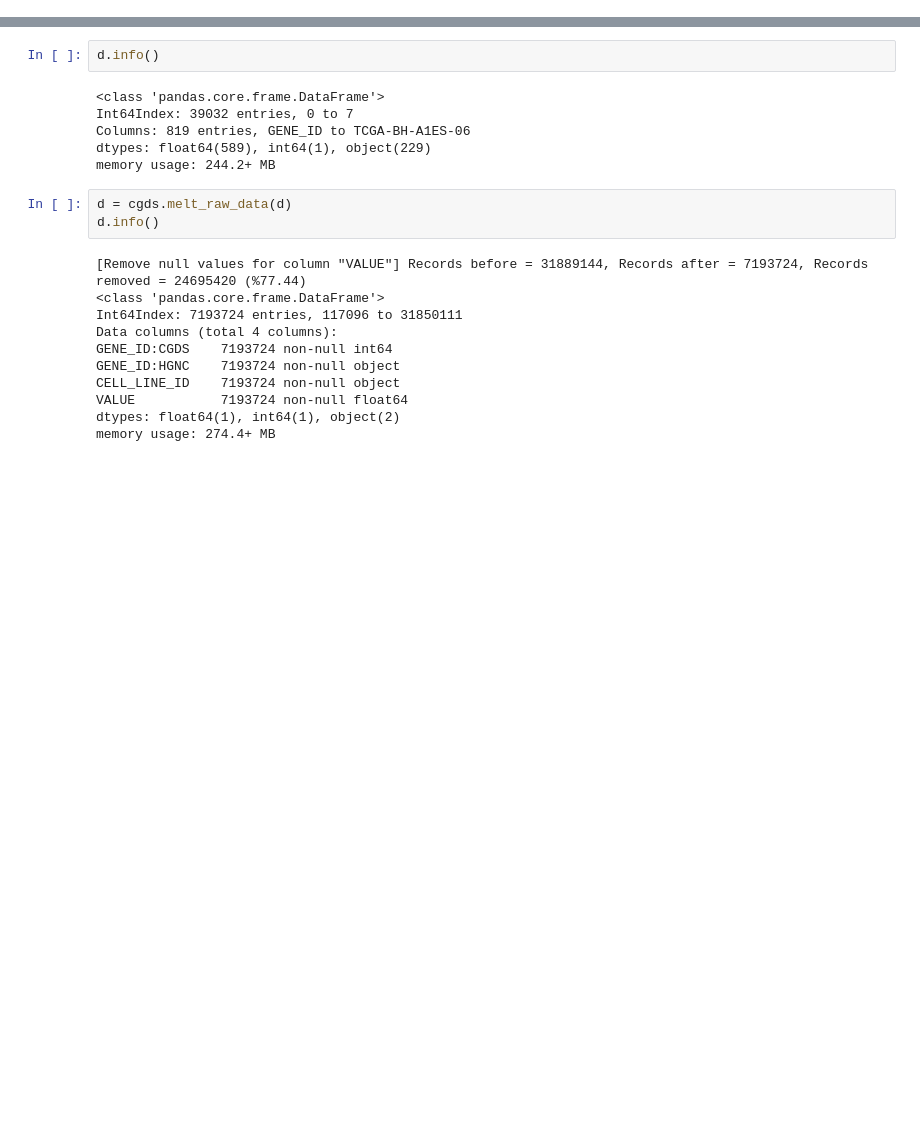
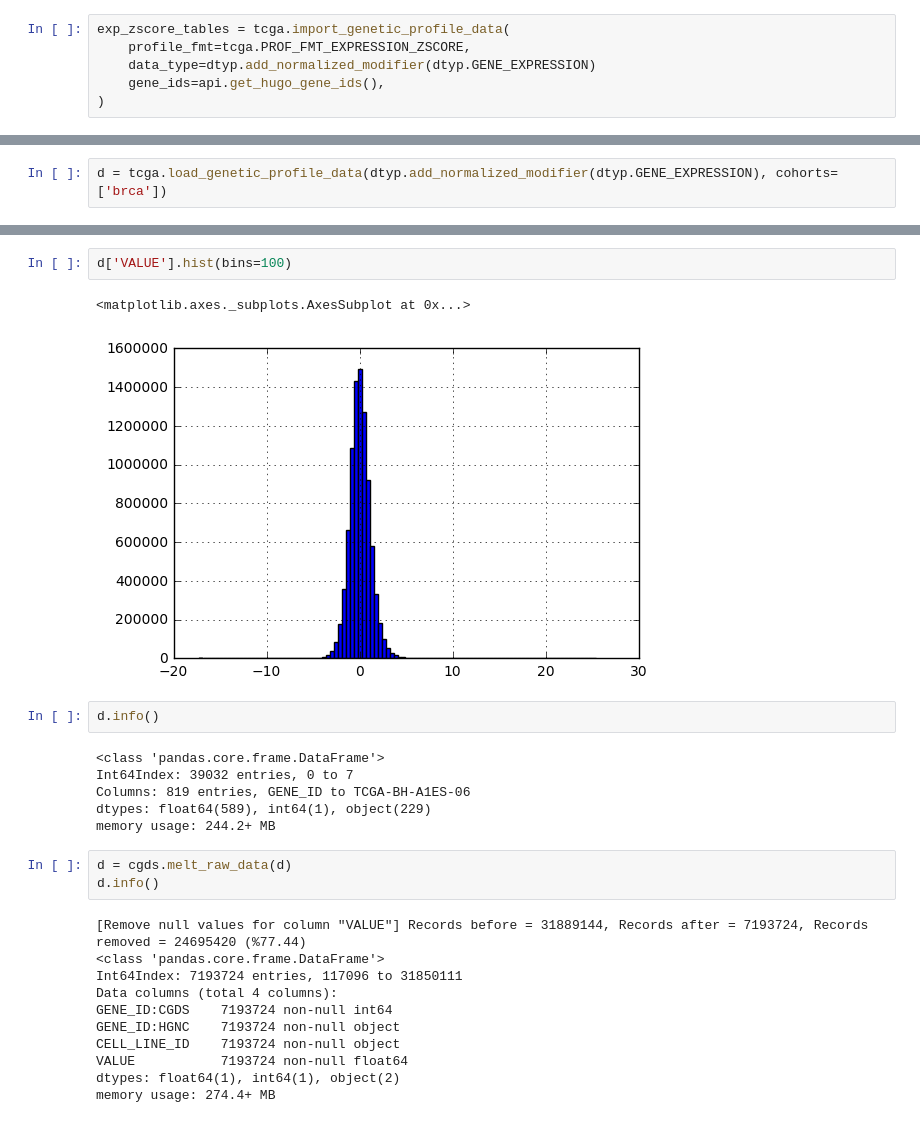
Before and after one commit to eric-czech/mgds, a Jupyter notebook: python/notebook/data_aggregation/import/tcga/v1/gene-expression.ipynb, the cells around one changed output, grey strips where cells are left out. Saved outputs shown, nothing was run; the diff lists cells and outputs as text; blank space fills up the shorter version.

```diff
--- a/python/notebook/data_aggregation/import/tcga/v1/gene-expression.ipynb
+++ b/python/notebook/data_aggregation/import/tcga/v1/gene-expression.ipynb
@@ -31,0 +53,6 @@ d = db.cache_raw_operation(op, src.TCGA_BREAST_v1, 'gene-expression')
+# %%
+exp_zscore_tables = tcga.import_genetic_profile_data(
+    profile_fmt=tcga.PROF_FMT_EXPRESSION_ZSCORE,
+    data_type=dtyp.add_normalized_modifier(dtyp.GENE_EXPRESSION)
+    gene_ids=api.get_hugo_gene_ids(),
+)
@@ -31,0 +104,2 @@ d = db.cache_raw_operation(op, src.TCGA_BREAST_v1, 'gene-expression')
+# %%
+d = tcga.load_genetic_profile_data(dtyp.add_normalized_modifier(dtyp.GENE_EXPRESSION), cohorts=['brca'])
@@ -32,3 +121,8 @@ d = db.cache_raw_operation(op, src.TCGA_BREAST_v1, 'gene-expression')
+# %%
+d['VALUE'].hist(bins=100)
+# %% [output]
+<matplotlib.axes._subplots.AxesSubplot at 0x...>
+[figure, added]
 # %%
 d.info()
 # %% [output]
```
Also changed, not shown: parts of 9 cells of this notebook, 24 other files.
